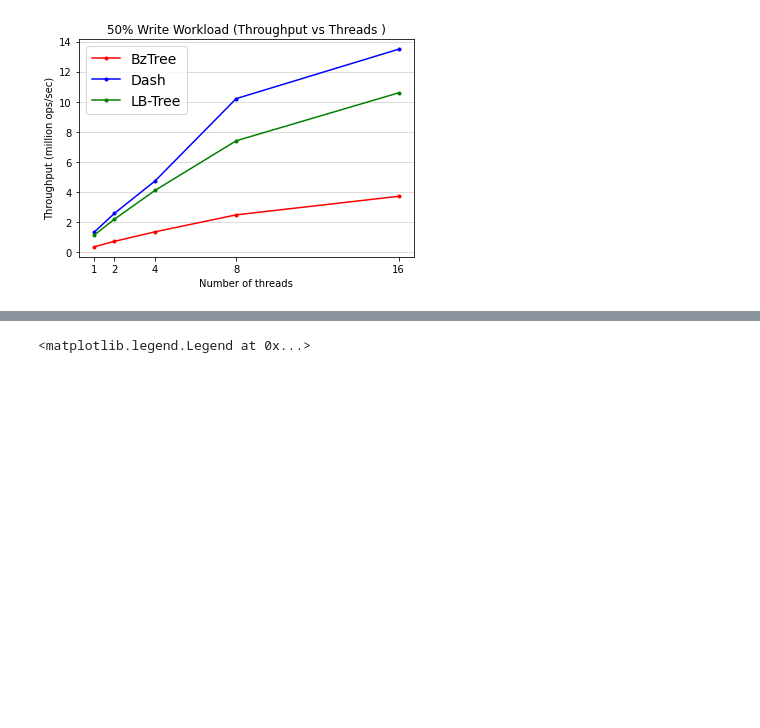
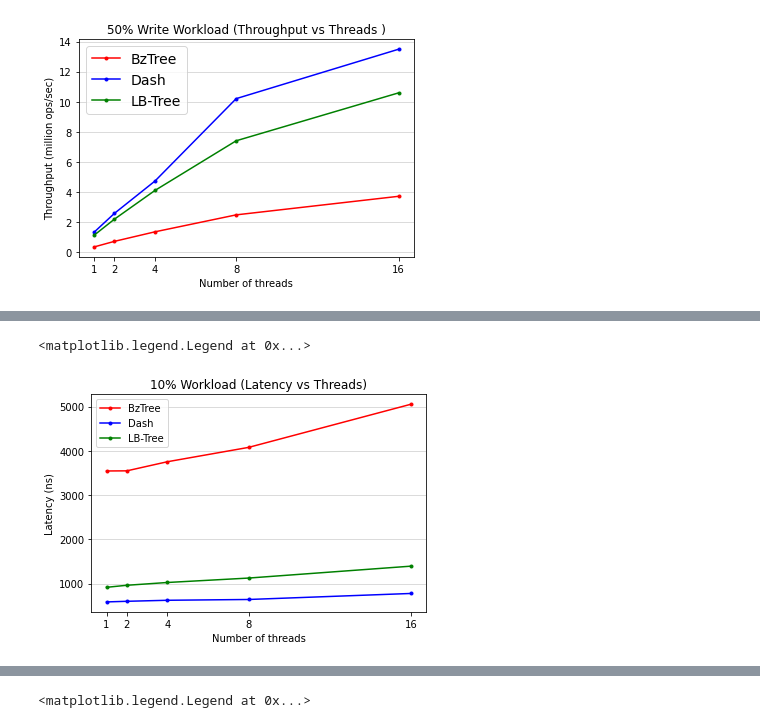
Before and after one commit to nisargshah95/Comparison-of-Indexes-for-PMem, a Jupyter notebook: CS764.ipynb, the cells around one changed output, grey strips where cells are left out. Cells and saved outputs as stored; diff of their text form; code cells hidden in the pictures; blank space fills up the shorter version.

```diff
--- a/CS764.ipynb
+++ b/CS764.ipynb
@@ -210,0 +236,21 @@ plt.legend(handles=[bzMedian50WriteLine, dMedianLatency50Write, bz99Latency50Wri
+# %%
+# 10% writes - P99 LATENCY VS THREADS (ACROSS TREES)
+
+plt.figure()
+#bzMedian10WriteLine, = plt.plot(threads, bztree_10_p50, fmt, color = colors[0], label = 'BzTree')
+#dMedianLatency10Write, = plt.plot(threads, dash_10_p50, fmt, color = colors[1], label = 'Dash')
+#lReadOnlyLine, = plt.plot(threads, lbtree_10_p50, fmt, color=colors[2], label = 'LB-Tree')
+
+bz99Latency10WriteLine, = plt.plot(threads, bztree_10_p99, fmt, color= colors[0], label = 'BzTree')
+d99Latency10WriteLine, = plt.plot(threads, dash_10_p99, fmt, color= colors[1], label = 'Dash')
+l99Latency10WriteLine, = plt.plot(threads, lbtree_10_p99, fmt, color= colors[2], label = 'LB-Tree')
+
+plt.xlabel(xlabel)
+plt.xticks(threads)
+plt.ylabel(lat_ylabel_ns)
+plt.title('10% Workload (Latency vs Threads)')
+plt.grid(True, axis='y', color='lightgray', which='both')
+plt.legend(handles=[bz99Latency10WriteLine, d99Latency10WriteLine, l99Latency10WriteLine])
+# %% [output]
+<matplotlib.legend.Legend at 0x...>
+[figure, added]
```
Also changed, not shown: parts of 6 cells of this notebook.
